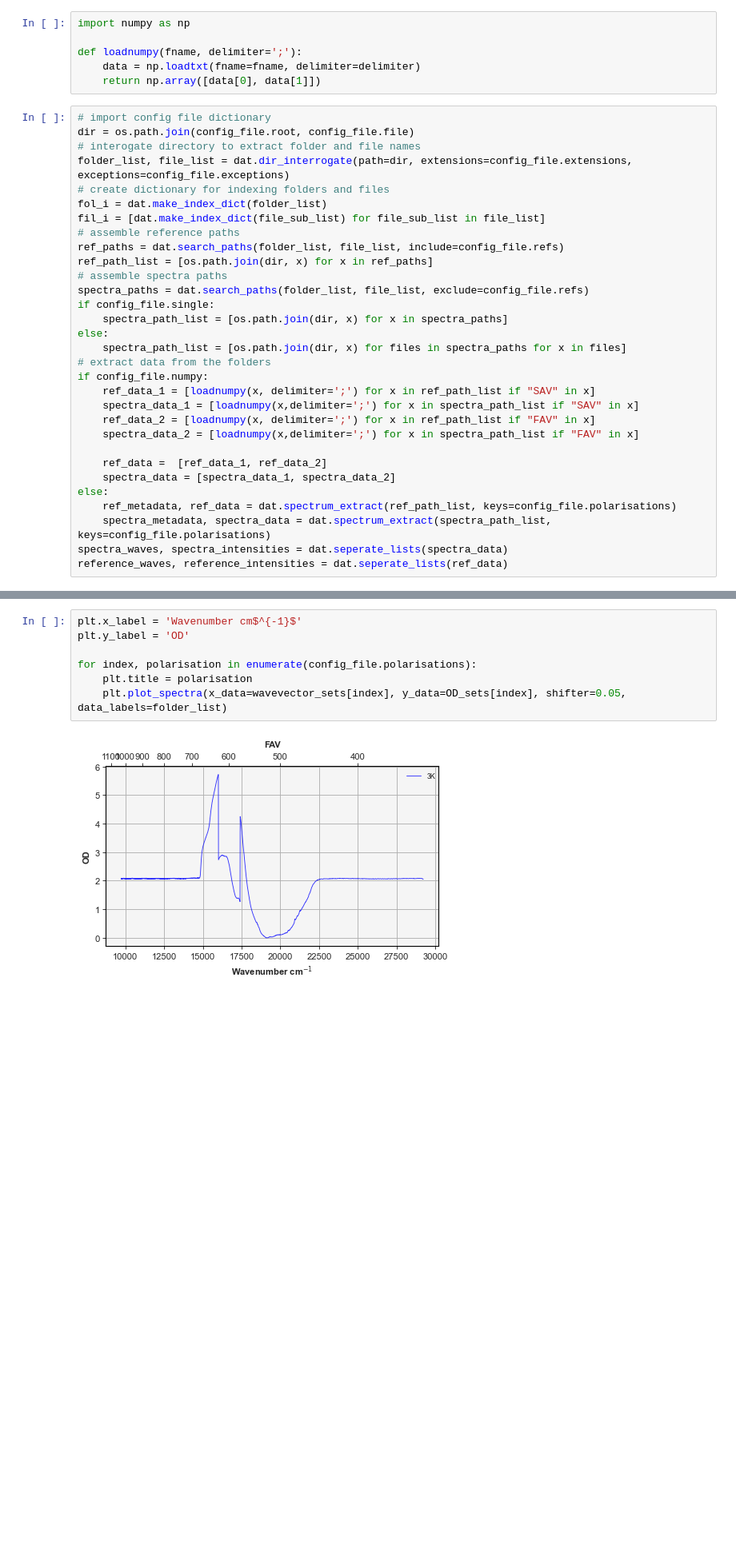
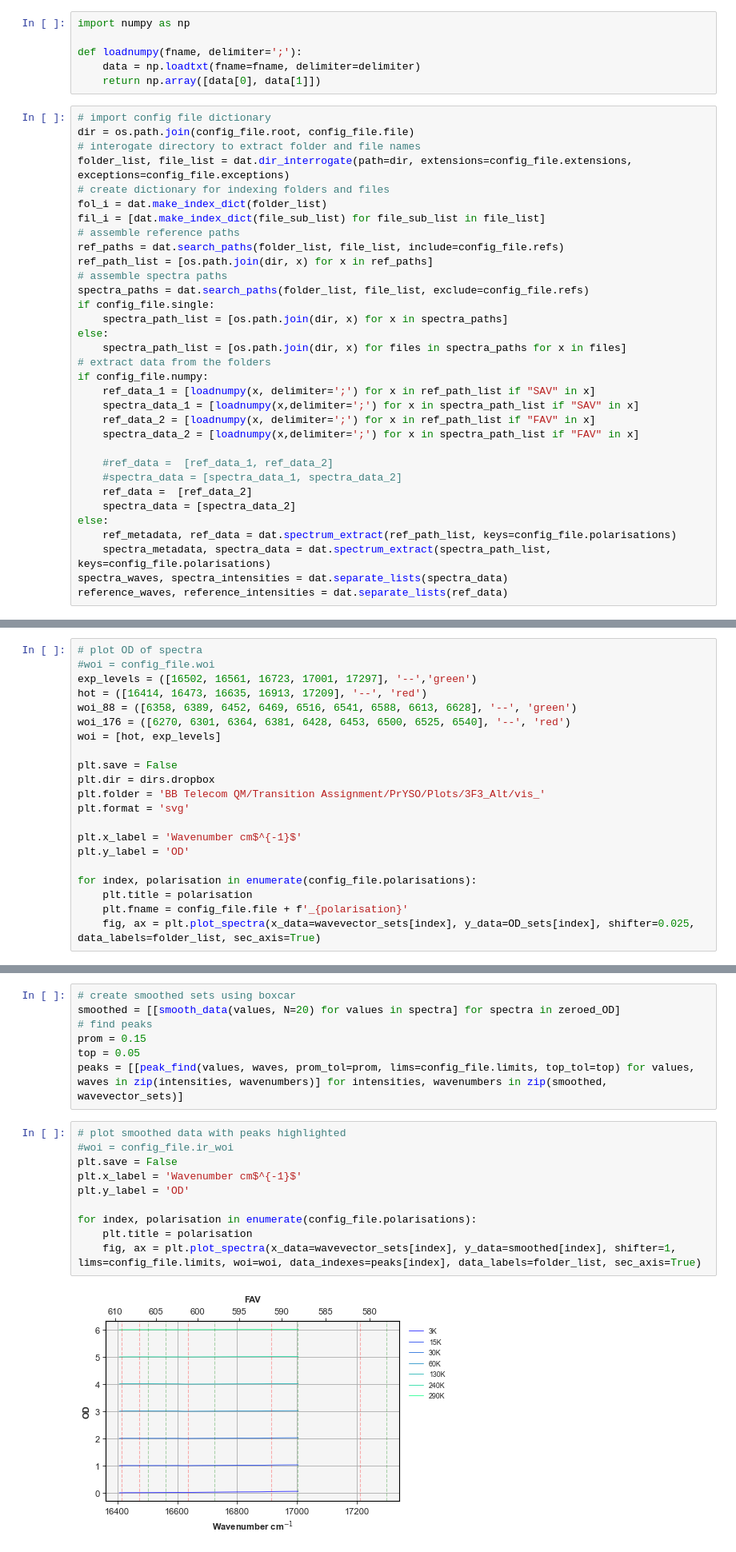
Before and after one commit to SMK-UK/Spectroscopy, a Jupyter notebook: PrYSO/main.ipynb, the cells around one changed output, grey strips where cells are left out. Shown at 80% size. Saved outputs shown, nothing was run; the diff lists cells and outputs as text; blank space fills up the shorter version.

Commit message:
add: separate files for different manifold spectra

```diff
--- a/PrYSO/main.ipynb
+++ b/PrYSO/main.ipynb
@@ -48,13 +53,15 @@ if config_file.numpy:
     ref_data_2 = [loadnumpy(x, delimiter=';') for x in ref_path_list if "FAV" in x]
     spectra_data_2 = [loadnumpy(x,delimiter=';') for x in spectra_path_list if "FAV" in x]
 
-    ref_data =  [ref_data_1, ref_data_2]
-    spectra_data = [spectra_data_1, spectra_data_2]
+    #ref_data =  [ref_data_1, ref_data_2]
+    #spectra_data = [spectra_data_1, spectra_data_2]
+    ref_data =  [ref_data_2]
+    spectra_data = [spectra_data_2]
 else:
     ref_metadata, ref_data = dat.spectrum_extract(ref_path_list, keys=config_file.polarisations)
     spectra_metadata, spectra_data = dat.spectrum_extract(spectra_path_list, keys=config_file.polarisations)
-spectra_waves, spectra_intensities = dat.seperate_lists(spectra_data)
-reference_waves, reference_intensities = dat.seperate_lists(ref_data)
+spectra_waves, spectra_intensities = dat.separate_lists(spectra_data)
+reference_waves, reference_intensities = dat.separate_lists(ref_data)
 # %%
 # calculate OD and correct for power variance
 OD_sets = [[OD_calc(ref_data=ref[0], trans_data=spectra, c_factor=config_file.correction) for spectra in spectra_set] for ref, spectra_set in zip(reference_intensities, spectra_intensities)]
@@ -69,0 +79,21 @@ wavevector_sets = [[1E7 / values for values in wavelengths] for wavelengths in s
+# %%
+# plot OD of spectra
+#woi = config_file.woi
+exp_levels = ([16502, 16561, 16723, 17001, 17297], '--','green')
+hot = ([16414, 16473, 16635, 16913, 17209], '--', 'red')
+woi_88 = ([6358, 6389, 6452, 6469, 6516, 6541, 6588, 6613, 6628], '--', 'green')
+woi_176 = ([6270, 6301, 6364, 6381, 6428, 6453, 6500, 6525, 6540], '--', 'red')
+woi = [hot, exp_levels]
+
+plt.save = False
+plt.dir = dirs.dropbox
+plt.folder = 'BB Telecom QM/Transition Assignment/PrYSO/Plots/3F3_Alt/vis_'
+plt.format = 'svg'
+
+plt.x_label = 'Wavenumber cm$^{-1}$'
+plt.y_label = 'OD'
+
+for index, polarisation in enumerate(config_file.polarisations):
+    plt.title = polarisation
+    plt.fname = config_file.file + f'_{polarisation}'
+    fig, ax = plt.plot_spectra(x_data=wavevector_sets[index], y_data=OD_sets[index], shifter=0.025, data_labels=folder_list, sec_axis=True)
@@ -70,9 +102,19 @@ wavevector_sets = [[1E7 / values for values in wavelengths] for wavelengths in s
+# %%
+# create smoothed sets using boxcar
+smoothed = [[smooth_data(values, N=20) for values in spectra] for spectra in zeroed_OD]
+# find peaks
+prom = 0.15
+top = 0.05
+peaks = [[peak_find(values, waves, prom_tol=prom, lims=config_file.limits, top_tol=top) for values, waves in zip(intensities, wavenumbers)] for intensities, wavenumbers in zip(smoothed, wavevector_sets)]
 # %%
+# plot smoothed data with peaks highlighted
+#woi = config_file.ir_woi
+plt.save = False
 plt.x_label = 'Wavenumber cm$^{-1}$'
 plt.y_label = 'OD'
 
 for index, polarisation in enumerate(config_file.polarisations):
     plt.title = polarisation
-    plt.plot_spectra(x_data=wavevector_sets[index], y_data=OD_sets[index], shifter=0.05, data_labels=folder_list)
+    fig, ax = plt.plot_spectra(x_data=wavevector_sets[index], y_data=smoothed[index], shifter=1, lims=config_file.limits, woi=woi, data_indexes=peaks[index], data_labels=folder_list, sec_axis=True)
 # %% [output]
-[figure, old version]
+[figure, new version]
```
Also changed, not shown: parts of 6 cells of this notebook, 4 other files.
